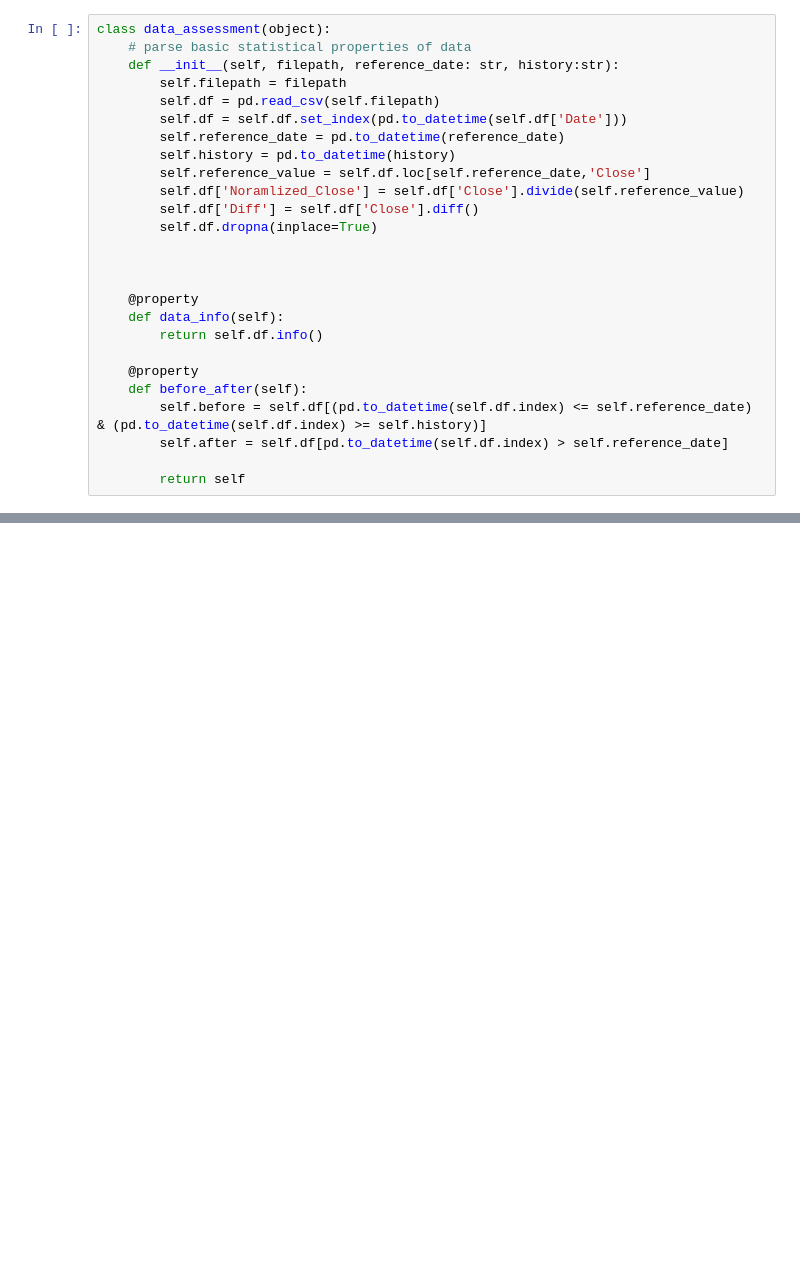
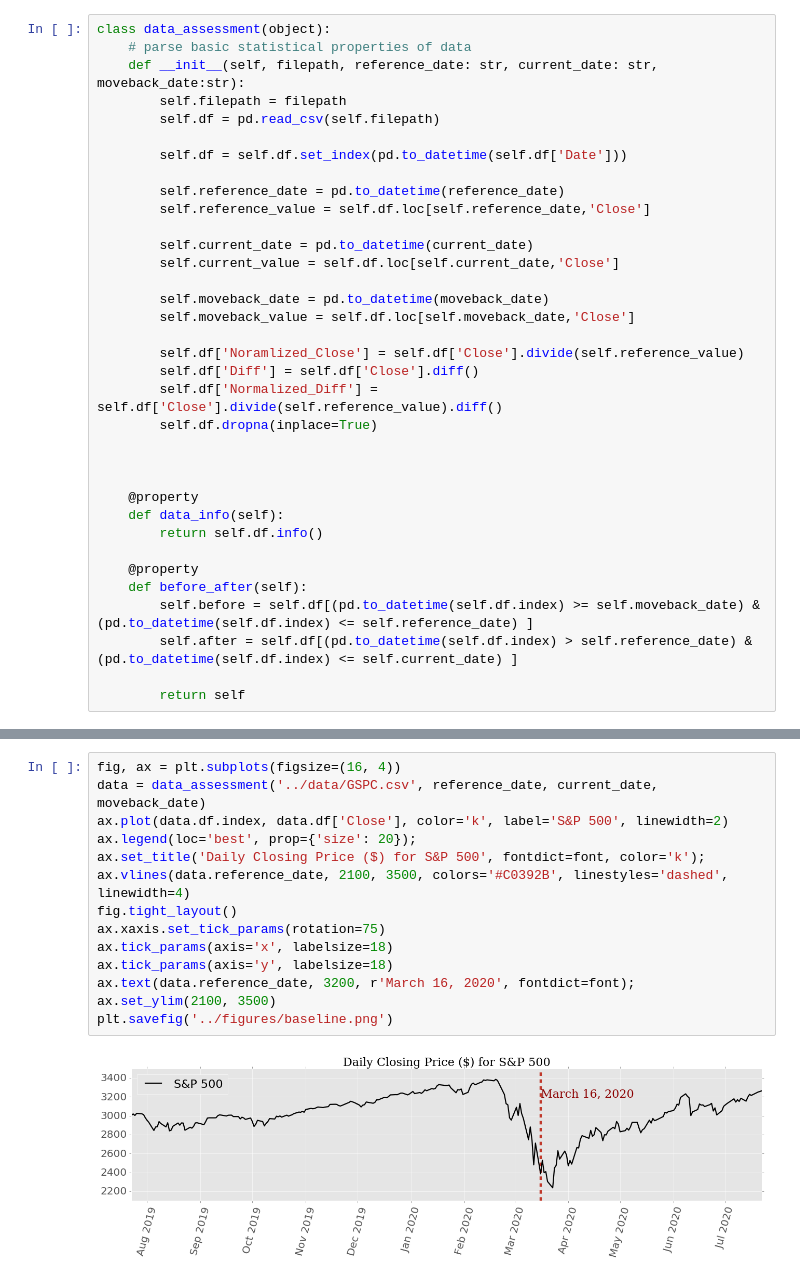
Before and after one commit to rghosh8/capstone-1, a Jupyter notebook: src/basic_exploration.ipynb, the cells around one changed output, grey strips where cells are left out. Drawn from its saved outputs; the diff is of its cells as text; blank space fills up the shorter version.

```diff
--- a/src/basic_exploration.ipynb
+++ b/src/basic_exploration.ipynb
@@ -13,15 +12,24 @@ font = {'family': 'serif',
 # %%
 class data_assessment(object):
     # parse basic statistical properties of data
-    def __init__(self, filepath, reference_date: str, history:str):
+    def __init__(self, filepath, reference_date: str, current_date: str, moveback_date:str):
         self.filepath = filepath
         self.df = pd.read_csv(self.filepath)
+
         self.df = self.df.set_index(pd.to_datetime(self.df['Date']))
+
         self.reference_date = pd.to_datetime(reference_date)
-        self.history = pd.to_datetime(history)
         self.reference_value = self.df.loc[self.reference_date,'Close']
+
+        self.current_date = pd.to_datetime(current_date)
+        self.current_value = self.df.loc[self.current_date,'Close']
+
+        self.moveback_date = pd.to_datetime(moveback_date)
+        self.moveback_value = self.df.loc[self.moveback_date,'Close']
+
         self.df['Noramlized_Close'] = self.df['Close'].divide(self.reference_value)
         self.df['Diff'] = self.df['Close'].diff()
+        self.df['Normalized_Diff'] = self.df['Close'].divide(self.reference_value).diff()
         self.df.dropna(inplace=True)
 
 
@@ -32,8 +40,8 @@ class data_assessment(object):
 
     @property
     def before_after(self):
-        self.before = self.df[(pd.to_datetime(self.df.index) <= self.reference_date) & (pd.to_datetime(self.df.index) >= self.history)]
-        self.after = self.df[pd.to_datetime(self.df.index) > self.reference_date]
+        self.before = self.df[(pd.to_datetime(self.df.index) >= self.moveback_date) & (pd.to_datetime(self.df.index) <= self.reference_date) ]
+        self.after = self.df[(pd.to_datetime(self.df.index) > self.reference_date) & (pd.to_datetime(self.df.index) <= self.current_date) ]
 
         return self
 # %%
@@ -45,0 +63,16 @@ Let's Plot All time Series and with March 1 as the vertical line to show COVID
+# %%
+fig, ax = plt.subplots(figsize=(16, 4))
+data = data_assessment('../data/GSPC.csv', reference_date, current_date, moveback_date)
+ax.plot(data.df.index, data.df['Close'], color='k', label='S&P 500', linewidth=2)
+ax.legend(loc='best', prop={'size': 20});
+ax.set_title('Daily Closing Price ($) for S&P 500', fontdict=font, color='k');
+ax.vlines(data.reference_date, 2100, 3500, colors='#C0392B', linestyles='dashed', linewidth=4)
+fig.tight_layout()
+ax.xaxis.set_tick_params(rotation=75)
+ax.tick_params(axis='x', labelsize=18)
+ax.tick_params(axis='y', labelsize=18)
+ax.text(data.reference_date, 3200, r'March 16, 2020', fontdict=font);
+ax.set_ylim(2100, 3500)
+plt.savefig('../figures/baseline.png')
+# %% [output]
+[figure, added]
```
Also changed, not shown: parts of 22 cells of this notebook, 9 other files.
